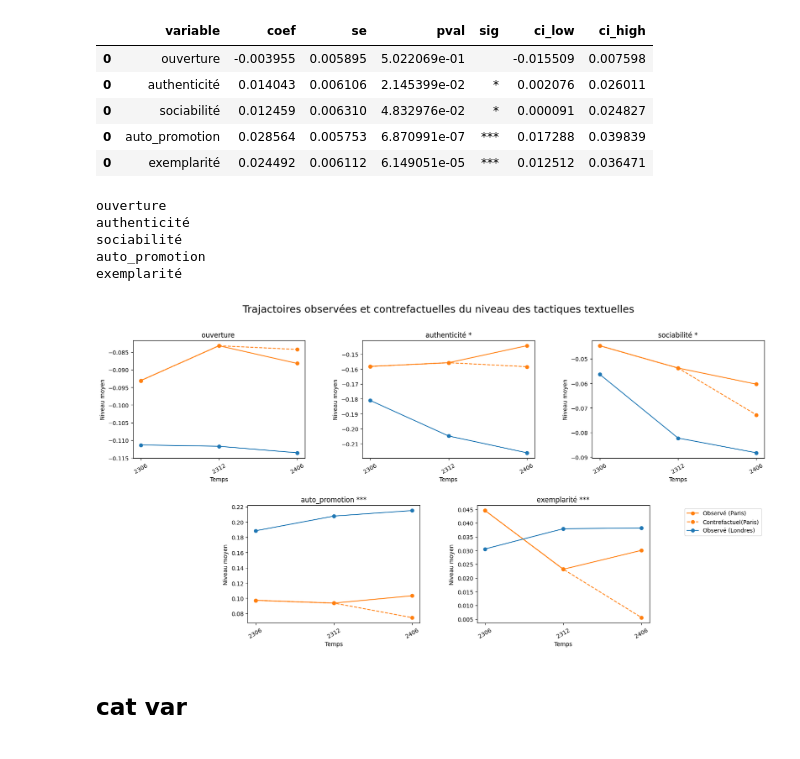
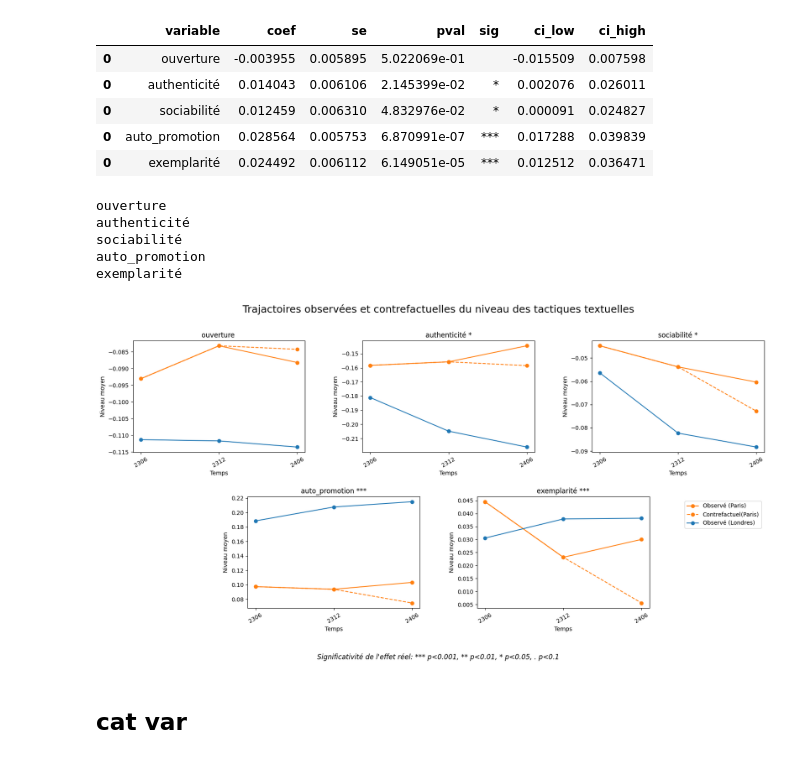
Before and after one commit to yeliu-dh/SelfPresentation_Multimodal_airbnb, a Jupyter notebook: D_stat/test_mod2324-2.ipynb, the cells around one changed output. Drawn from its saved outputs; the diff is of its cells as text; code cells hidden in the pictures.

Commit message:
did plot

```diff
--- a/D_stat/test_mod2324-2.ipynb
+++ b/D_stat/test_mod2324-2.ipynb
@@ -508,36 +537,60 @@ n_to_plot = min(len(tactics_bio), len(axes))
 
 
 ## plot:
 for i, var in enumerate(tactics_bio):
     print(var)
     agg=df_agg[df_agg['variable']==var]
     ddd_sig=df_ddd[df_ddd['variable']==var]['sig'].loc[0]
     plot_one_cf(agg, axes=axes, i=i,  var=var, ddd_sig=ddd_sig)
 
 
 # layout:
 fig.suptitle(
         "Trajactoires observées et contrefactuelles du niveau des tactiques textuelles",
         fontsize=18,
         y=0.98
     )
 
+# --------------------legend------------------------
+from matplotlib.lines import Line2D
 handles, labels = axes[0].get_legend_handles_labels()
 fig.legend(
     handles,
     labels,
     loc="upper right",
-    bbox_to_anchor=(0.9,0.43)
+    bbox_to_anchor=(0.9,0.45) # legend (x, y)，x>1则在图外, y=0在底线
 )
-plt.tight_layout(rect=[0, 0, 1,1])
+
+plt.figtext(
+    0.5, 0.01,
+    "Significativité de l'effet réel: *** p<0.001, ** p<0.01, * p<0.05, . p<0.1",
+    ha="center",
+    fontsize=12,
+    style="italic"
+)
+
+plt.tight_layout(rect=[0, 0.1, 1,1])
+plt.subplots_adjust(bottom=0.15)#控制子图到底的距离，给text留出空间
 plt.show()
+# --------------------------------------------
+
+
+# handles, labels = axes[0].get_legend_handles_labels()
+# fig.legend(
+#     handles,
+#     labels,
+#     loc="upper right",
+#     bbox_to_anchor=(0.9,0.43)
+# )
+# plt.tight_layout(rect=[0, 0, 1,1])
+# plt.show()
 # %% [output]
 ouverture
 authenticité
 sociabilité
 auto_promotion
 exemplarité
-[figure, old version]
+[figure, new version]
 # %% [markdown]
 ## cat var
 # %%
```
Also changed, not shown: parts of 12 cells of this notebook, 2 other files.
